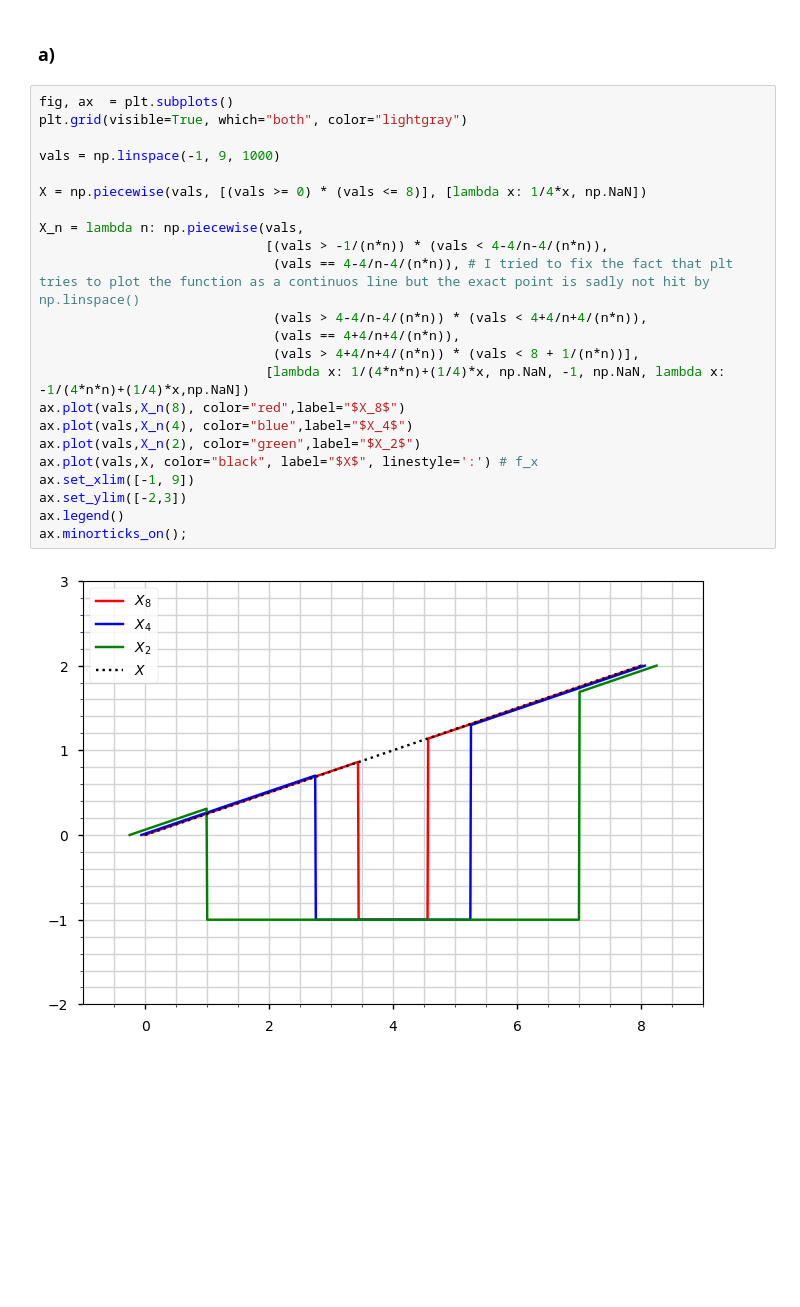
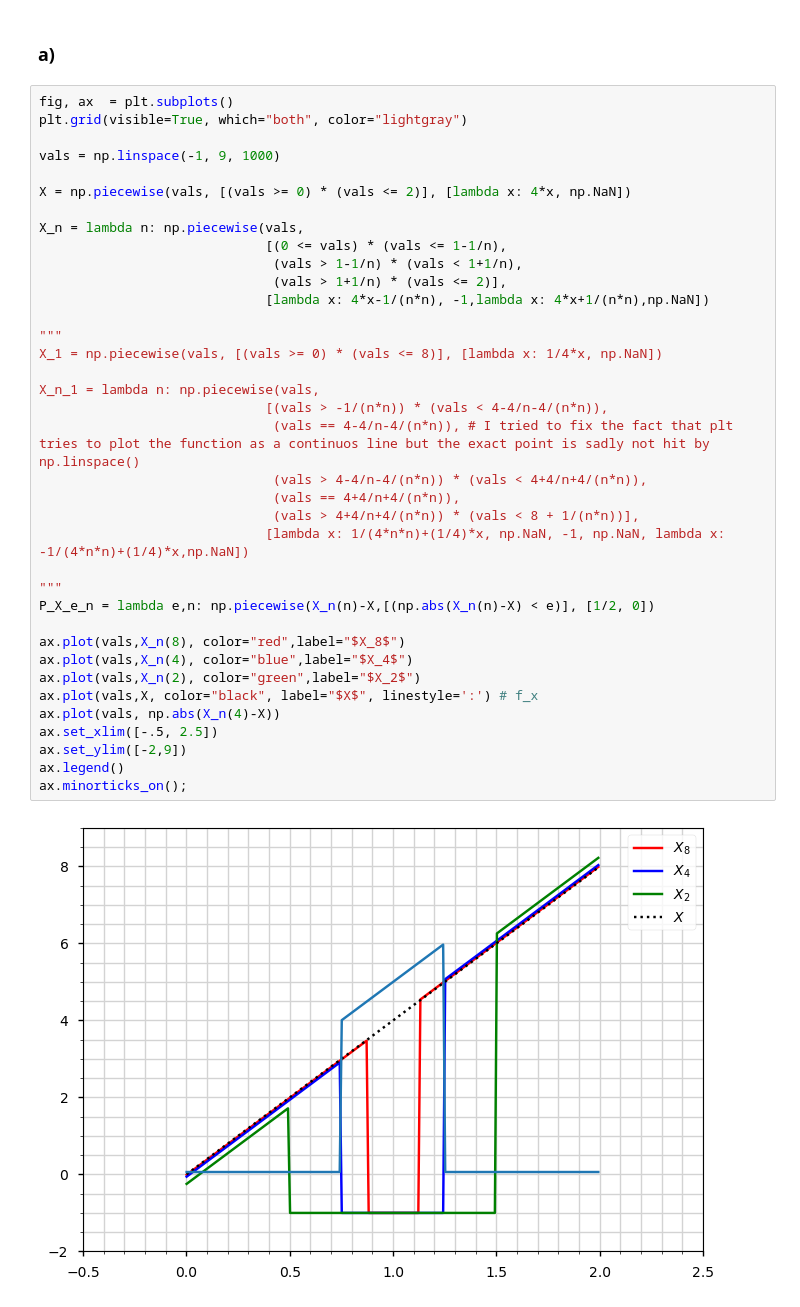
Before and after one commit to Rob2U/MathematikIII, a Jupyter notebook: Blatt 9/Aufgabe9.1.ipynb, the cells around one changed output. Saved outputs shown, nothing was run; the diff lists cells and outputs as text; blank space fills up the shorter version.

```diff
--- a/Blatt 9/Aufgabe9.1.ipynb
+++ b/Blatt 9/Aufgabe9.1.ipynb
@@ -16,25 +16,39 @@ plt.rcParams.update({
 # %%
 fig, ax  = plt.subplots()
 plt.grid(visible=True, which="both", color="lightgray")
 
 vals = np.linspace(-1, 9, 1000)
 
-X = np.piecewise(vals, [(vals >= 0) * (vals <= 8)], [lambda x: 1/4*x, np.NaN])
+X = np.piecewise(vals, [(vals >= 0) * (vals <= 2)], [lambda x: 4*x, np.NaN])
 
 X_n = lambda n: np.piecewise(vals,
+                             [(0 <= vals) * (vals <= 1-1/n),
+                              (vals > 1-1/n) * (vals < 1+1/n),
+                              (vals > 1+1/n) * (vals <= 2)],
+                             [lambda x: 4*x-1/(n*n), -1,lambda x: 4*x+1/(n*n),np.NaN])
+
+"""
+X_1 = np.piecewise(vals, [(vals >= 0) * (vals <= 8)], [lambda x: 1/4*x, np.NaN])
+
+X_n_1 = lambda n: np.piecewise(vals,
                              [(vals > -1/(n*n)) * (vals < 4-4/n-4/(n*n)),
                               (vals == 4-4/n-4/(n*n)), # I tried to fix the fact that plt tries to plot the function as a continuos line but the exact point is sadly not hit by np.linspace()
                               (vals > 4-4/n-4/(n*n)) * (vals < 4+4/n+4/(n*n)),
                               (vals == 4+4/n+4/(n*n)),
                               (vals > 4+4/n+4/(n*n)) * (vals < 8 + 1/(n*n))],
                              [lambda x: 1/(4*n*n)+(1/4)*x, np.NaN, -1, np.NaN, lambda x: -1/(4*n*n)+(1/4)*x,np.NaN])
+
+"""
+P_X_e_n = lambda e,n: np.piecewise(X_n(n)-X,[(np.abs(X_n(n)-X) < e)], [1/2, 0])
+
 ax.plot(vals,X_n(8), color="red",label="$X_8$")
 ax.plot(vals,X_n(4), color="blue",label="$X_4$")
 ax.plot(vals,X_n(2), color="green",label="$X_2$")
 ax.plot(vals,X, color="black", label="$X$", linestyle=':') # f_x
-ax.set_xlim([-1, 9])
-ax.set_ylim([-2,3])
+ax.plot(vals, np.abs(X_n(4)-X))
+ax.set_xlim([-.5, 2.5])
+ax.set_ylim([-2,9])
 ax.legend()
 ax.minorticks_on();
 # %% [output]
-[figure, old version]
+[figure, new version]
```
Also changed, not shown: parts of 1 cell of this notebook.
